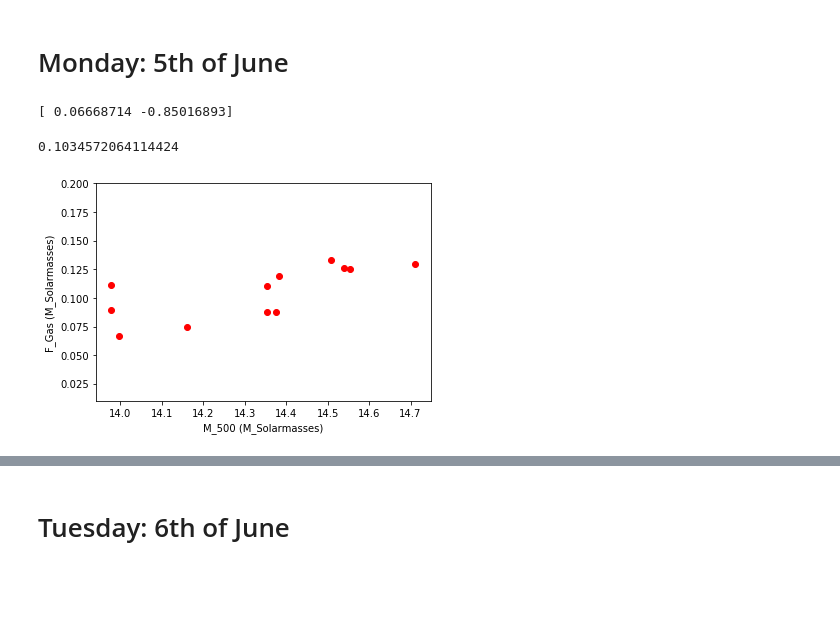
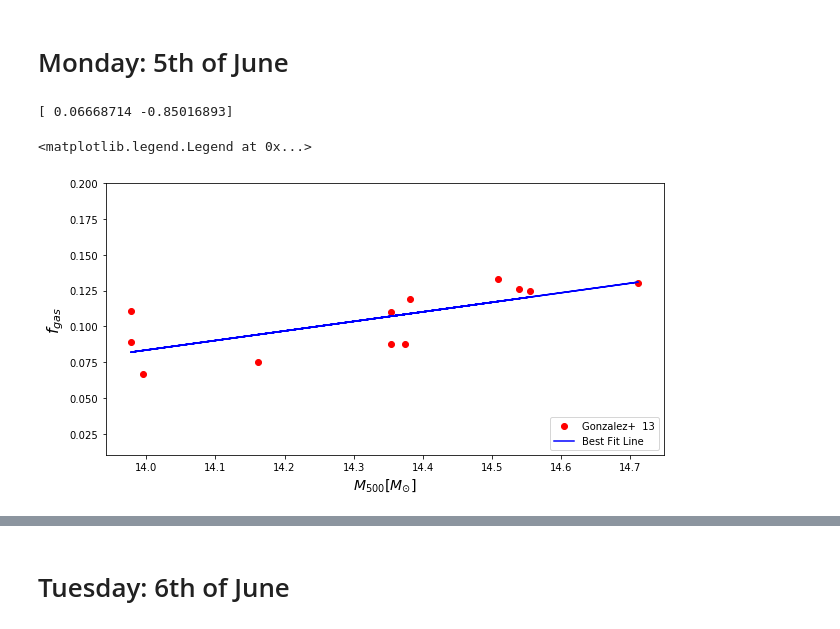
Before and after one commit to moustakas/siena-astrophysics, a Jupyter notebook: summer2017/ghadeer/jojoS2017.ipynb, the cells around one changed output, grey strips where cells are left out. Saved outputs shown, nothing was run; the diff lists cells and outputs as text; code cells hidden in the pictures; blank space fills up the shorter version.

```diff
--- a/summer2017/ghadeer/jojoS2017.ipynb
+++ b/summer2017/ghadeer/jojoS2017.ipynb
@@ -405,31 +409,34 @@ from scipy.interpolate import *
 M500_G = np.log10(np.array([2.26, 5.15, 0.95, 3.46, 3.59, 0.99, 0.95, 3.23, 2.26, 2.41, 2.37, 1.45])*1e14)
 fGas_G = np.array([0.088, 0.13, 0.089, 0.126, 0.125, 0.067, 0.111, 0.133, 0.11, 0.119, 0.088, 0.075])
 # %%
-fig, ax = plt.subplots()
+fig, ax = plt.subplots(figsize=(10,5))
 
-ax.plot(M500_G, fGas_G,'ro')
+ax.plot(M500_G, fGas_G,'ro', label="Gonzalez+  13")
 
 
-ax.set_xlabel('M_500 (M_Solarmasses)')
-ax.set_ylabel('F_Gas (M_Solarmasses)')
+ax.set_xlabel(r'$ M_{500} [ M_{\odot}]$' , fontsize = 14)
+ax.set_ylabel(r'$ f_{gas} $' , fontsize = 16)
 
 
 ax.set_ylim(0.01,0.2 )
 
 
 coefficients = np.polyfit(M500_G, fGas_G, 1)
 print(coefficients)
 
 def getmFgas(mhalo):
     mFgas = mhalo * coefficients[0] + coefficients[1]
 
     return mFgas
 
 getmFgas(14.3)
+
+plt.plot(M500_G, M500_G*coefficients[0] + coefficients[1], 'b', label="Best Fit Line")
+ax.legend(loc='lower right')
 # %% [output]
 [ 0.06668714 -0.85016893]
-0.1034572064114424
+<matplotlib.legend.Legend at 0x...>
-[figure, old version]
+[figure, new version]
 # %%
 
 import random
```
Also changed, not shown: parts of 30 cells of this notebook.
